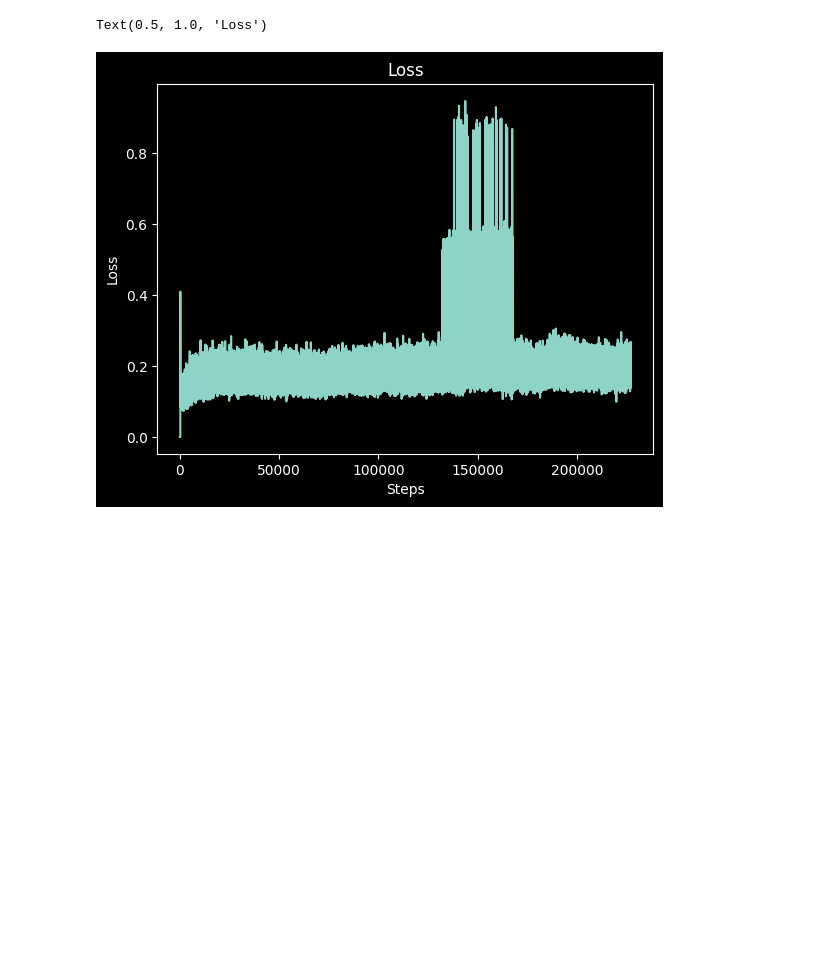
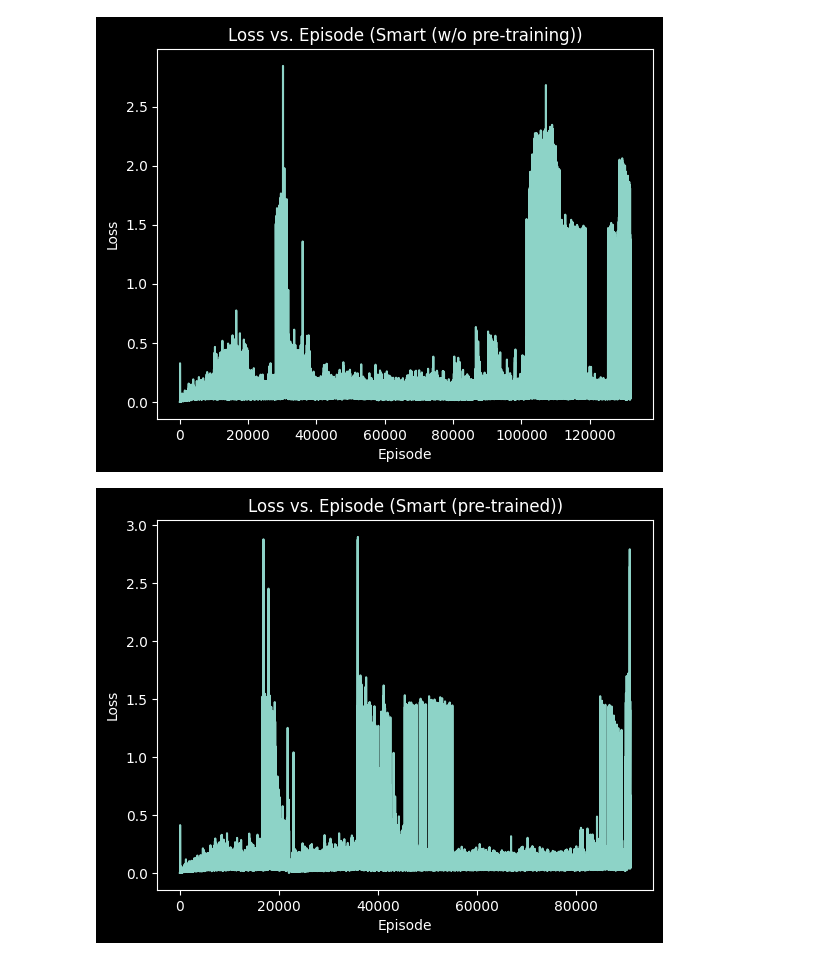
Before and after one commit to PranavMaganti/JEFRL, a Jupyter notebook: src/stats.ipynb, the cells around one changed output. Cells and saved outputs as stored; diff of their text form; code cells hidden in the pictures; blank space fills up the shorter version.

```diff
--- a/src/stats.ipynb
+++ b/src/stats.ipynb
@@ -162,8 +147,12 @@ plt.ylim(-40, 10)
-# %%
-sns.lineplot(x=np.arange(len(smart_losses)), y=smart_losses)
-plt.xlabel("Steps")
-plt.ylabel("Loss")
-plt.title("Loss")
-# %% [output]
-Text(0.5, 1.0, 'Loss')
-[figure, removed]
+# %%
+for i, label in enumerate(data_labels):
+    if "losses" in run_data[i]:
+        plt.figure()
+        ax = sns.lineplot(
+            x=np.arange(len(run_data[i]["losses"])),
+            y=run_data[i]["losses"],
+        )
+        ax.set(xlabel="Episode", ylabel="Loss", title=f"Loss vs. Episode ({label})")
+# %% [output]
+[figure, added]
+[figure, added]
```
Also changed, not shown: parts of 17 cells of this notebook, 7 other files.
